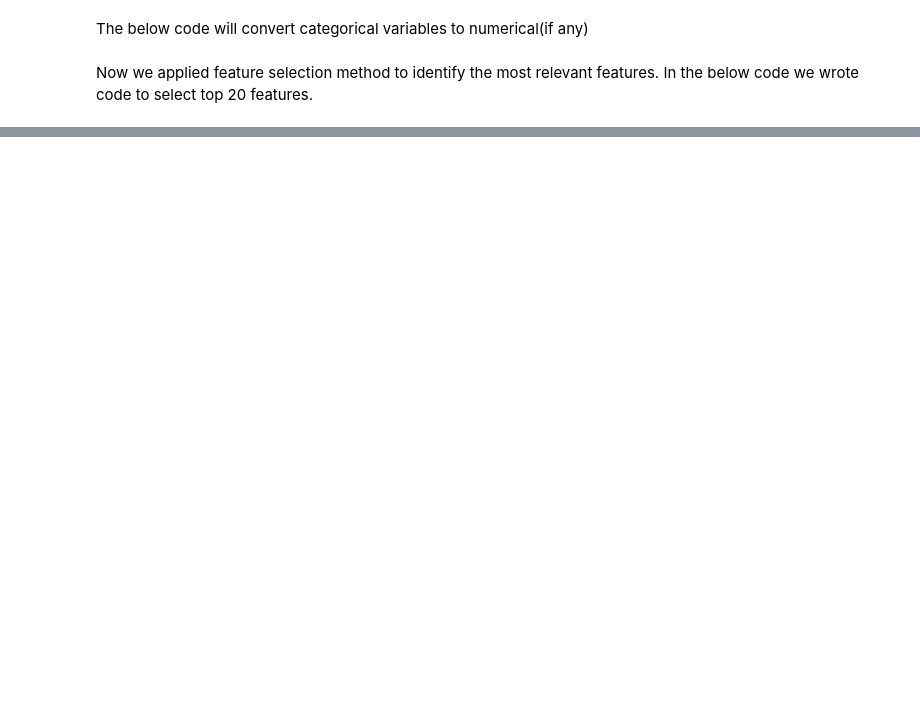
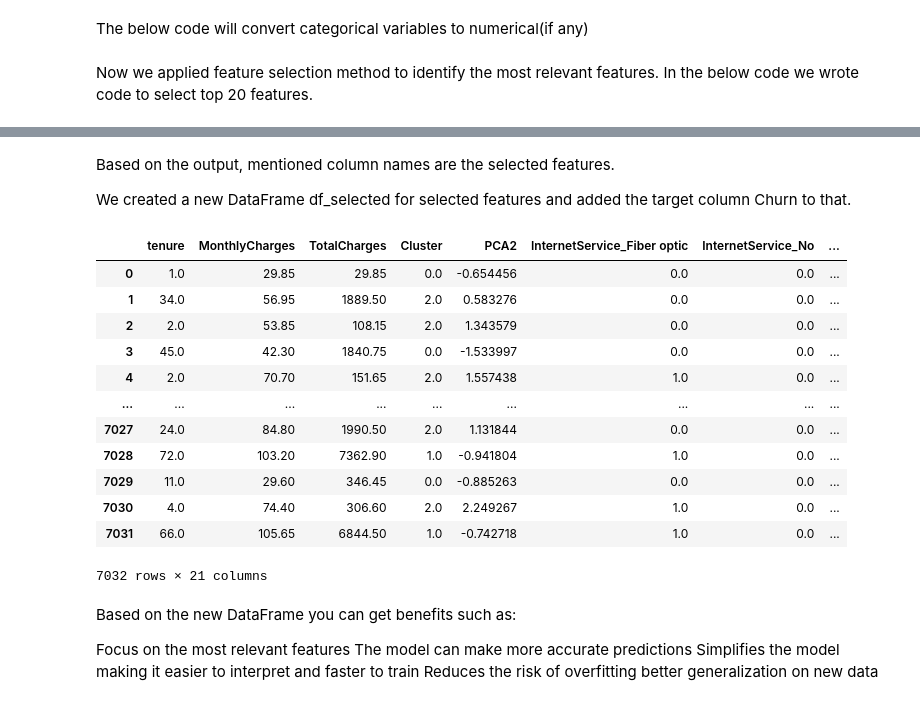
Before and after one commit to kishon45229/Customer-Churn-Prediction-in-Telecom-Industry, a Jupyter notebook: Data_preprocessing_part_2.ipynb, the cells around one changed output, grey strips where cells are left out. Cells and saved outputs as stored; diff of their text form; code cells hidden in the pictures; blank space fills up the shorter version.

Commit message:
Completed data preprocessing including normalization and feature selection for telecom churn prediction dataset

```diff
--- a/Data_preprocessing_part_2.ipynb
+++ b/Data_preprocessing_part_2.ipynb
@@ -22,7 +26,7 @@ from sklearn.feature_selection import SelectFromModel
 # Add Dataset
 I am going to continue from previous section data preprocessing part 1. therefore I read the csv file that completed the data preprocessing part.
 # %%
-df = pd.read_csv('/content/drive/MyDrive/Section 2 finished dataset.csv')
+df = pd.read_csv('/Section 2 finished dataset.csv')
 # %%
 df.head()
 # %% [output]
@@ -99,0 +102,3 @@ NameError: name 'SelectKBest' is not defined
+# %%
+selected_features = X.columns[selector.get_support()]
+selected_features
@@ -99,0 +117,31 @@ NameError: name 'SelectKBest' is not defined
+# %% [markdown]
+Based on the output, mentioned column names are the selected features.
+
+We created a new DataFrame df_selected for selected features and added the target column Churn to that.
+# %%
+df_selected = pd.DataFrame(X_selected, columns=selected_features)
+df_selected['Churn'] = y.values
+df_selected
+# %% [output]
+|  | tenure | MonthlyCharges | TotalCharges | Cluster | PCA2 | InternetService_Fiber optic | InternetService_No | ... |
+| 0 | 1.0 | 29.85 | 29.85 | 0.0 | -0.654456 | 0.0 | 0.0 | ... |
+| 1 | 34.0 | 56.95 | 1889.50 | 2.0 | 0.583276 | 0.0 | 0.0 | ... |
+| 2 | 2.0 | 53.85 | 108.15 | 2.0 | 1.343579 | 0.0 | 0.0 | ... |
+| 3 | 45.0 | 42.30 | 1840.75 | 0.0 | -1.533997 | 0.0 | 0.0 | ... |
+| 4 | 2.0 | 70.70 | 151.65 | 2.0 | 1.557438 | 1.0 | 0.0 | ... |
+| ... | ... | ... | ... | ... | ... | ... | ... | ... |
+| 7027 | 24.0 | 84.80 | 1990.50 | 2.0 | 1.131844 | 0.0 | 0.0 | ... |
+| 7028 | 72.0 | 103.20 | 7362.90 | 1.0 | -0.941804 | 1.0 | 0.0 | ... |
+| 7029 | 11.0 | 29.60 | 346.45 | 0.0 | -0.885263 | 0.0 | 0.0 | ... |
+| 7030 | 4.0 | 74.40 | 306.60 | 2.0 | 2.249267 | 1.0 | 0.0 | ... |
+| 7031 | 66.0 | 105.65 | 6844.50 | 1.0 | -0.742718 | 1.0 | 0.0 | ... |
+7032 rows × 21 columns
+# %% [markdown]
+Based on the new DataFrame you can get benefits such as:
+
+Focus on the most relevant features
+The model can make more accurate predictions
+Simplifies the model
+making it easier to interpret and faster to train
+Reduces the risk of overfitting
+better generalization on new data
```
Also changed, not shown: parts of 38 cells of this notebook.
